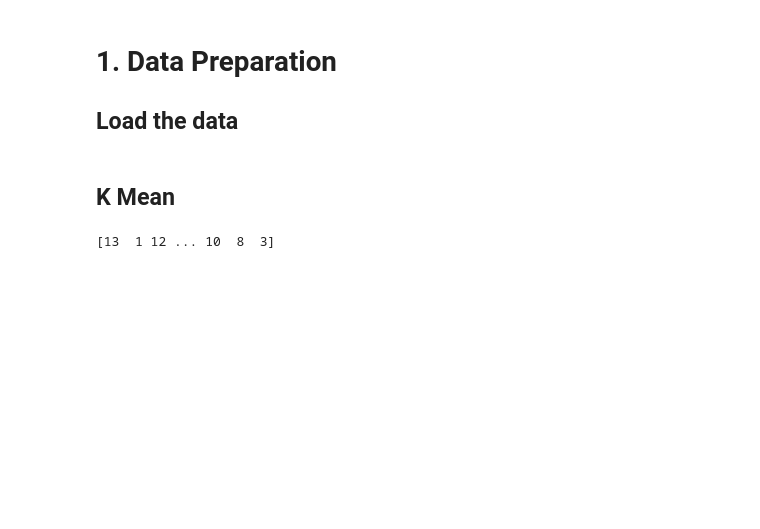
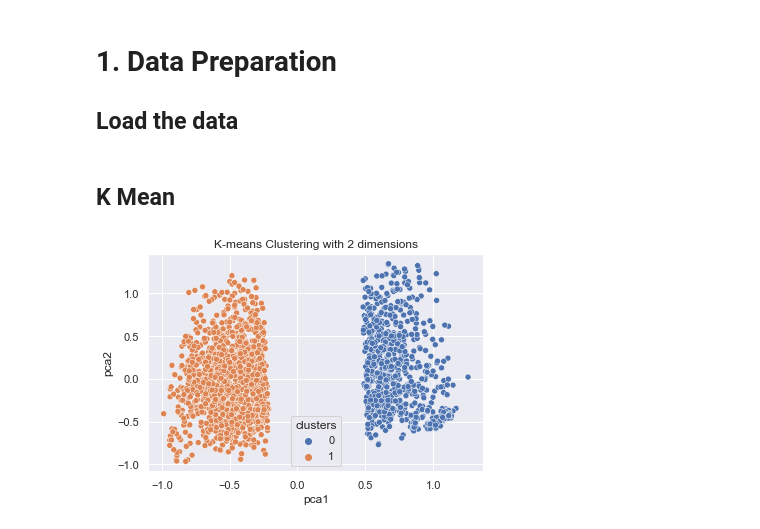
Before and after one commit to digitacs/4dv652-ml, a Jupyter notebook: notebooks/assignment8/mf223mp_kmean.ipynb, the cells around one changed output. Saved outputs shown, nothing was run; the diff lists cells and outputs as text; code cells hidden in the pictures; blank space fills up the shorter version.

Commit message:
update k mean

```diff
--- a/notebooks/assignment8/mf223mp_kmean.ipynb
+++ b/notebooks/assignment8/mf223mp_kmean.ipynb
@@ -39,16 +37,16 @@ except IOError as e:
 # %%
-from sklearn.model_selection import train_test_split
-
-X = data.drop(columns=["WeakLinks"])
+data_k_2 = data.drop(columns=["WeakLinks"])
 y = data["WeakLinks"]
-# %%
-from sklearn.cluster import KMeans
-data = X.values
-model = KMeans(n_clusters=14)
-model.fit(data)
-
-labels = model.labels_
-centroids = model.cluster_centers_
-print(labels)
-# %% [output]
-[13  1 12 ... 10  8  3]
+# %%
+clustering_kmeans = KMeans(n_clusters=2)
+data_k_2['clusters'] = clustering_kmeans.fit_predict(data_k_2)
+# %%
+### Run PCA on the data and reduce the dimensions in pca_num_components dimensions
+reduced_data = PCA(n_components=2).fit_transform(data_k_2)
+results = pd.DataFrame(reduced_data,columns=['pca1','pca2'])
+
+sns.scatterplot(x="pca1", y="pca2", hue=data_k_2['clusters'], data=results)
+plt.title('K-means Clustering with 2 dimensions')
+plt.show()
+# %% [output]
+[figure, added]
```
Also changed, not shown: parts of 7 cells of this notebook.
